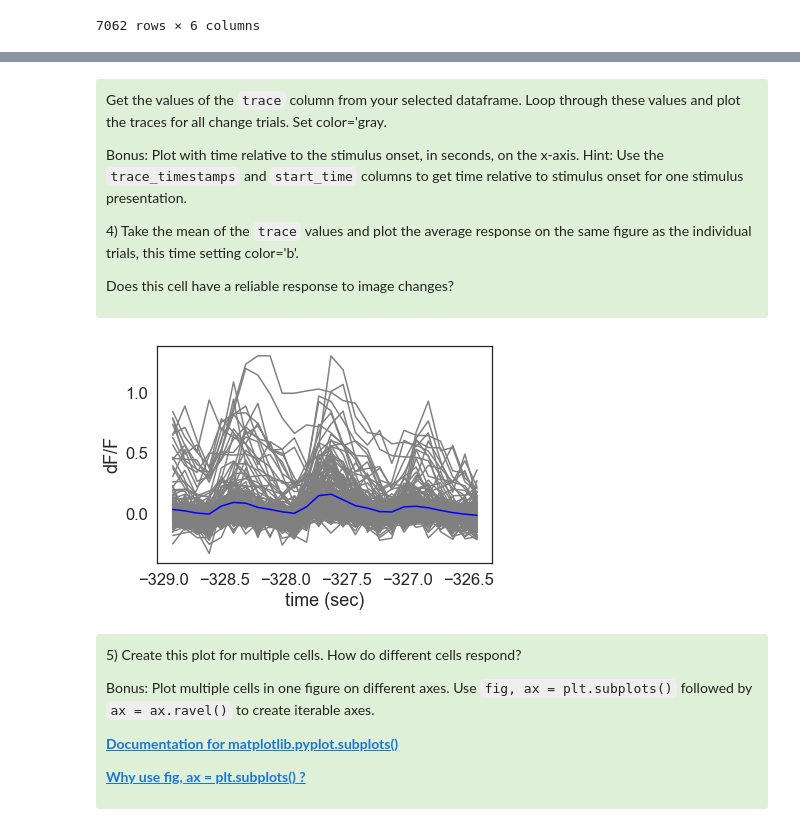
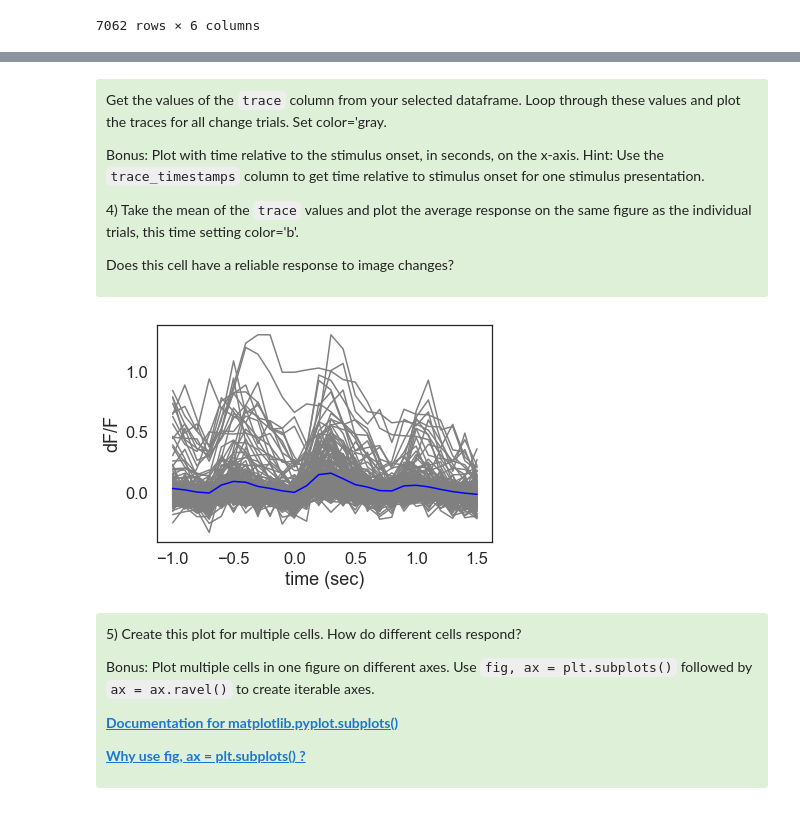
Before and after one commit to AllenInstitute/swdb_2021, a Jupyter notebook: DynamicBrain/solutions/VisualBehavior_Exercises_Solutions.ipynb, the cells around one changed output, grey strips where cells are left out. Saved outputs shown, nothing was run; the diff lists cells and outputs as text; code cells hidden in the pictures.

```diff
--- a/DynamicBrain/solutions/VisualBehavior_Exercises_Solutions.ipynb
+++ b/DynamicBrain/solutions/VisualBehavior_Exercises_Solutions.ipynb
@@ -522,28 +522,27 @@ stimulus_response_df_sel.head()
 <div style="background: #DFF0D8; border-radius: 3px; padding: 10px;">
 <p> Get the values of the <code>trace</code> column from your selected dataframe. Loop through these values and plot the traces for all change trials. Set color='gray.
 
-Bonus: Plot with time relative to the stimulus onset, in seconds, on the x-axis. Hint: Use the <code>trace_timestamps</code> and <code>start_time</code> columns to get time relative to stimulus onset for one stimulus presentation.
+Bonus: Plot with time relative to the stimulus onset, in seconds, on the x-axis. Hint: Use the <code>trace_timestamps</code> column to get time relative to stimulus onset for one stimulus presentation.
 
 <p> 4) Take the mean of the <code>trace</code> values and plot the average response on the same figure as the individual trials, this time setting color='b'.
 
 Does this cell have a reliable response to image changes?
 # %%
 # plot for one cell
-time_seconds = stimulus_response_df_sel.iloc[0]['trace_timestamps'] - \
-                stimulus_response_df_sel.iloc[0]['start_time']
+time_seconds = stimulus_response_df_sel.iloc[0]['trace_timestamps']
 
 mean_trace = np.mean(stimulus_response_df_sel['trace'].values)
 
 # loop through all trials and plot
 for trace in stimulus_response_df_sel['trace'].values:
     plt.plot(time_seconds, trace, color='gray')
 plt.xlabel('time (sec)')
 plt.ylabel('dF/F')
 
 # plot trace average
 plt.plot(time_seconds, mean_trace, color='b');
 # %% [output]
-[figure, old version]
+[figure, new version]
 # %% [markdown]
 <div style="background: #DFF0D8; border-radius: 3px; padding: 10px;">
 
```
Also changed, not shown: parts of 2 cells of this notebook.
